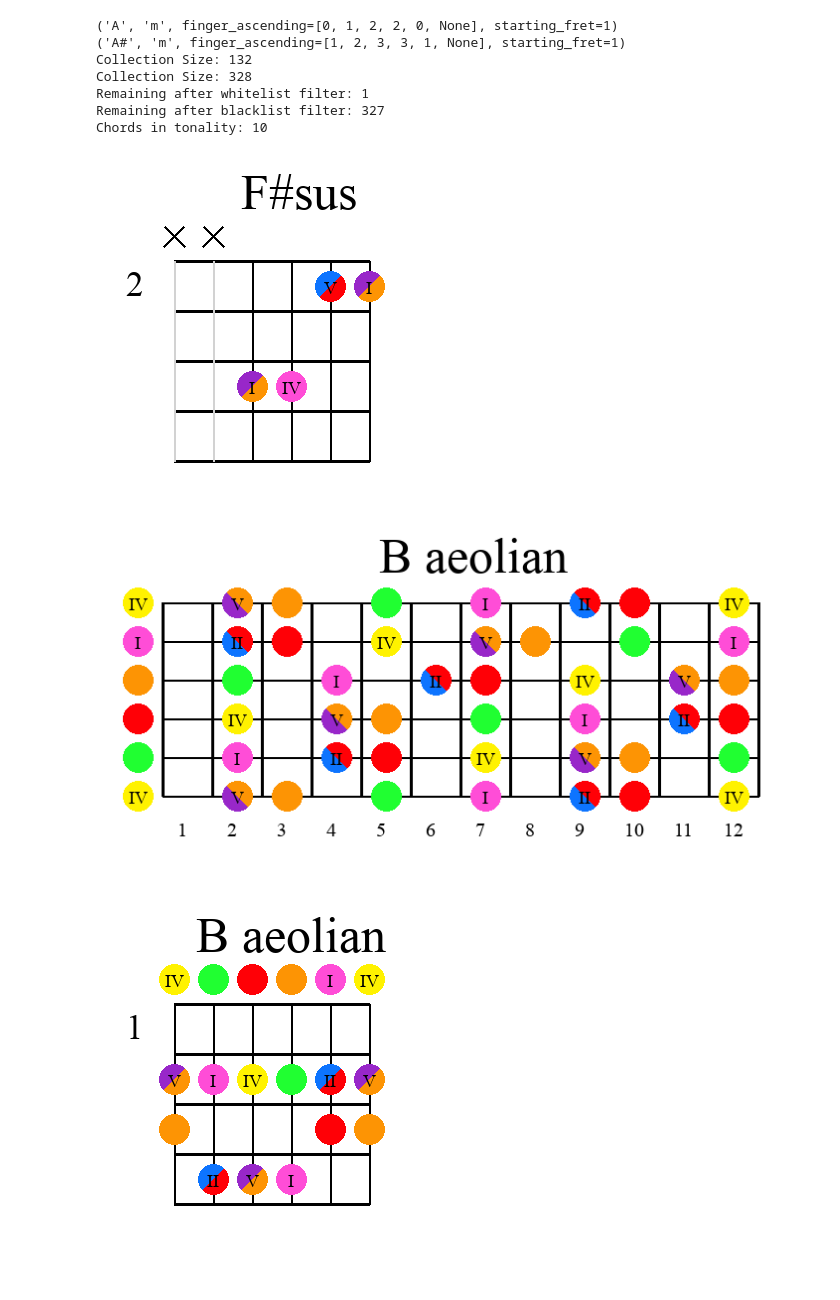
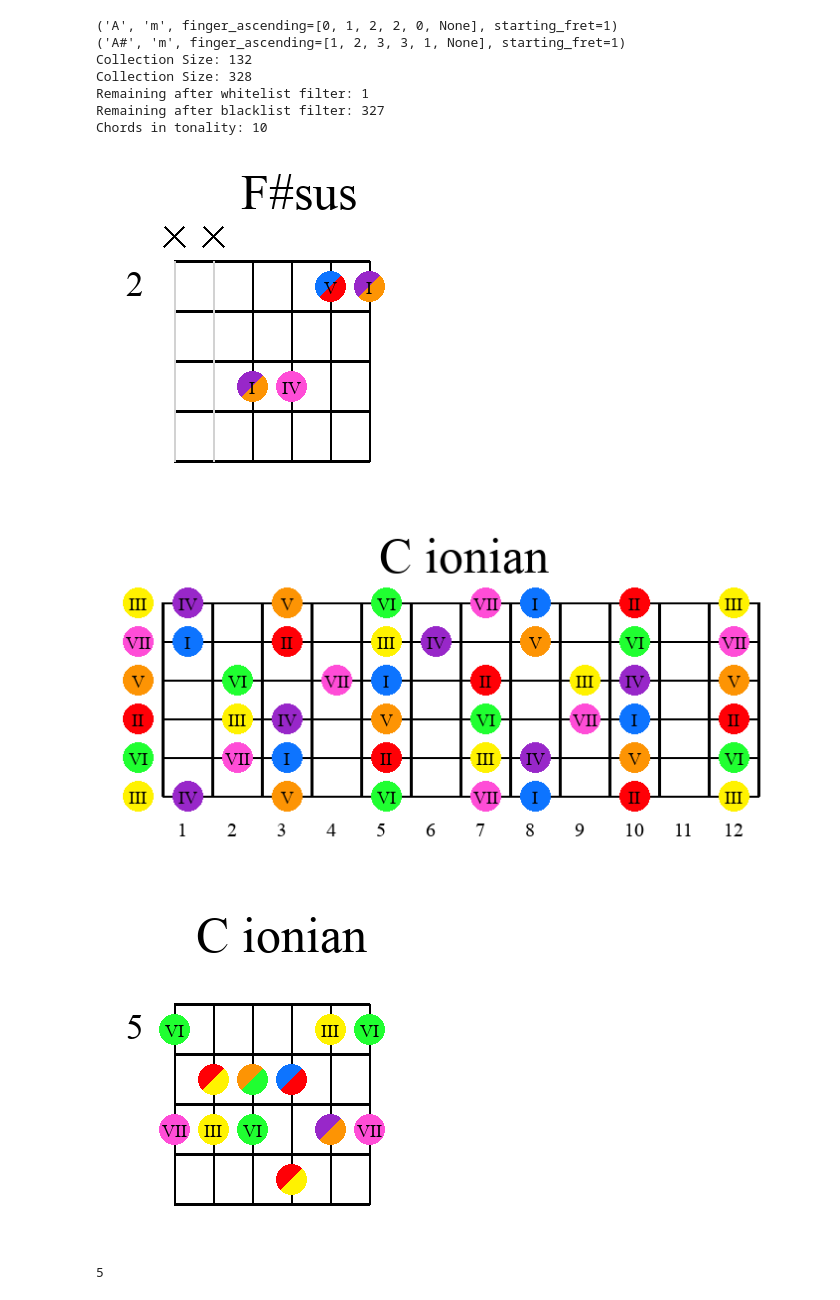
Before and after one commit to GenaroHacker/creating_chord_collection, a Jupyter notebook: main.ipynb, the cells around one changed output. Drawn from its saved outputs; the diff is of its cells as text; code cells hidden in the pictures.

```diff
--- a/main.ipynb
+++ b/main.ipynb
@@ -95,37 +95,40 @@ Chords in tonality: 10
 # %%
 # @title Execution
 # Example usage for a chord with LongBuilder
 chord = tonality[8]
 
 
 # Repeat the process with ShortChordBuilder
 builder = ShortBuilder()
 director = Director(builder)
 director.build_chord(chord)
 director.display_image()  # Directly display the image
 
 # Define the scale as a list of integers
-selected_scale = scales["aeolian"]
-root_note = "B"
+selected_scale = scales["ionian"]
+root_note = "C"
 
 # Example usage for a scale with LongScaleBuilder
 builder = LongBuilder()
 director = Director(builder)
 director.build_scale(root_note, selected_scale)
 director.display_image()  # Directly display the image
 
 # Repeat the process with ShortScaleBuilder
 builder = ShortBuilder()
+builder.starting_fret = 3
 director = Director(builder)
-director.build_scale(root_note, selected_scale)
+director.build_scale(root_note, selected_scale, starting_fret=5)
 director.display_image()  # Directly display the image
+print(builder.starting_fret)
 
 director.build_multiple_chords(tonality, columns=4)
 director.display_image()
 # %% [output]
 [figure]
-[figure, old version]
+[figure, new version]
-[figure, old version]
+[figure, new version]
+5
 [figure]
 # %%
 
```
Also changed, not shown: parts of 1 cell of this notebook.
